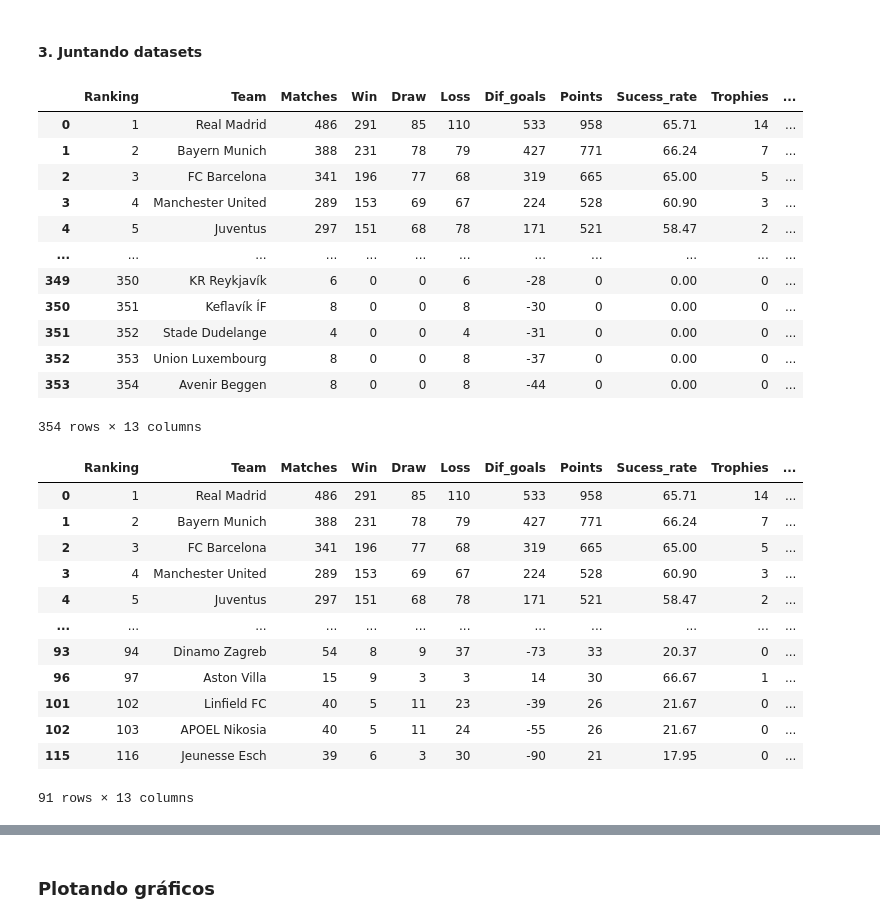
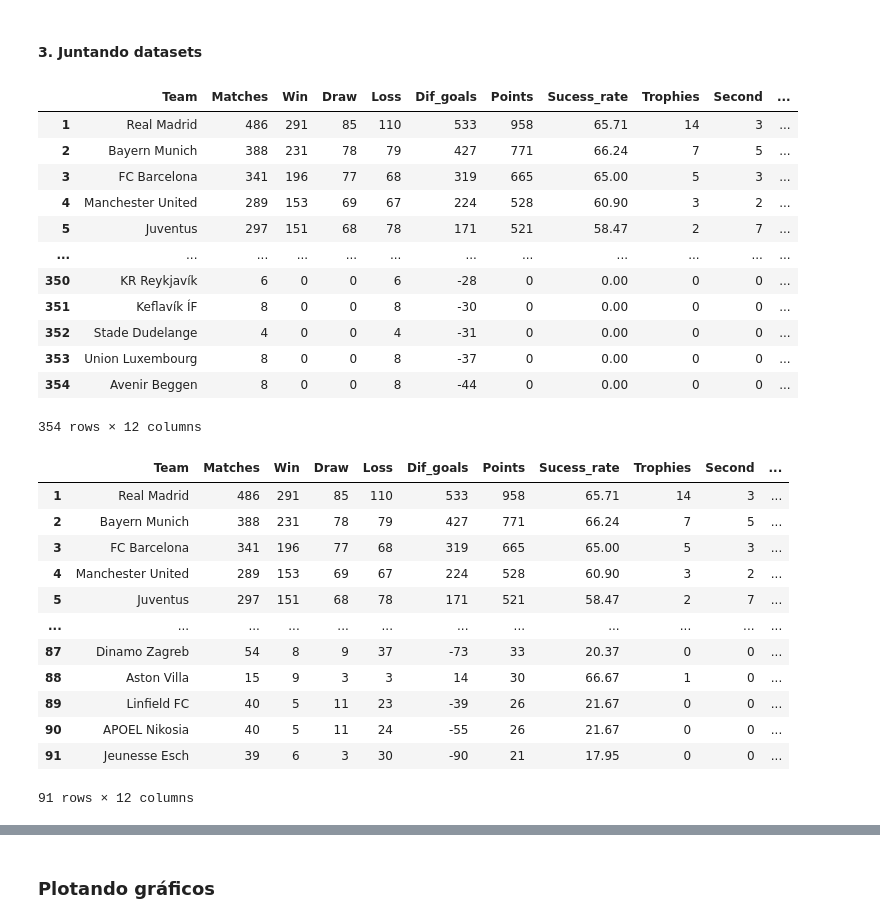
Before and after one commit to dutakeuchi/Champions_league, a Jupyter notebook: Champions.ipynb, the cells around one changed output, grey strips where cells are left out. Cells and saved outputs as stored; diff of their text form; code cells hidden in the pictures.

```diff
--- a/Champions.ipynb
+++ b/Champions.ipynb
@@ -164,7 +169,8 @@ team = team.rename(columns={'#':'Ranking', 'Team':'Team', 'M.':'Matches', 'W':'W
 
 # a coluna Goals, analisando junto com a coluna Dif_goals não faz sentido pois os valores não batem. Vamos deletar na nossa análise.
 # a coluna Points é igual a Dif_gols e não se refere a 'pontuação' conquistada pelo time, seguindo os moldes atuais de jogo (vitória-3 pontos / empate-1 ponto / derrota-0 pontos). Vamos deletar na nossa análise também.
-team = team.drop(['Goals','Points'], axis=1)
+# eliminaremos Ranking e seguiremos como base o index
+team = team.drop(['Goals','Points', 'Ranking'], axis=1)
 
 # calculando a pontuação conforme o regulamento atual (vitória-3 pontos / empate-1 ponto / derrota-0 pontos)
 team['Points'] = (team['Win']*3) + (team['Draw']*1)
@@ -173,4 +179,6 @@ team['Points'] = (team['Win']*3) + (team['Draw']*1)
 team['Sucess_rate'] = (team['Points']*100/(team['Matches']*3)).round(2)
 
 # arrumando valores faltantes
-team['Ranking'] = pd.DataFrame(range(1,355))
+# team['Ranking'] = pd.DataFrame(range(1,355))
+
+team
@@ -247,38 +269,47 @@ team['Final_sucess'] = team['Final_sucess'].fillna(0)
 # obtendo a proporção entre pontos e títulos
 team['Matches_per_trophies'] = round((team['Matches'] / team['Trophies']),2)
 
+# ajustando o index
+team = team.reset_index(drop = True)
+team.index = team.index + 1
+
 team
 # %% [output]
-|  | Ranking | Team | Matches | Win | Draw | Loss | Dif_goals | Points | Sucess_rate | Trophies | ... |
-| 0 | 1 | Real Madrid | 486 | 291 | 85 | 110 | 533 | 958 | 65.71 | 14 | ... |
-| 1 | 2 | Bayern Munich | 388 | 231 | 78 | 79 | 427 | 771 | 66.24 | 7 | ... |
-| 2 | 3 | FC Barcelona | 341 | 196 | 77 | 68 | 319 | 665 | 65.00 | 5 | ... |
-| 3 | 4 | Manchester United | 289 | 153 | 69 | 67 | 224 | 528 | 60.90 | 3 | ... |
-| 4 | 5 | Juventus | 297 | 151 | 68 | 78 | 171 | 521 | 58.47 | 2 | ... |
+|  | Team | Matches | Win | Draw | Loss | Dif_goals | Points | Sucess_rate | Trophies | Second | ... |
+| 1 | Real Madrid | 486 | 291 | 85 | 110 | 533 | 958 | 65.71 | 14 | 3 | ... |
+| 2 | Bayern Munich | 388 | 231 | 78 | 79 | 427 | 771 | 66.24 | 7 | 5 | ... |
+| 3 | FC Barcelona | 341 | 196 | 77 | 68 | 319 | 665 | 65.00 | 5 | 3 | ... |
+| 4 | Manchester United | 289 | 153 | 69 | 67 | 224 | 528 | 60.90 | 3 | 2 | ... |
+| 5 | Juventus | 297 | 151 | 68 | 78 | 171 | 521 | 58.47 | 2 | 7 | ... |
 | ... | ... | ... | ... | ... | ... | ... | ... | ... | ... | ... | ... |
-| 349 | 350 | KR Reykjavík | 6 | 0 | 0 | 6 | -28 | 0 | 0.00 | 0 | ... |
-| 350 | 351 | Keflavík ÍF | 8 | 0 | 0 | 8 | -30 | 0 | 0.00 | 0 | ... |
-| 351 | 352 | Stade Dudelange | 4 | 0 | 0 | 4 | -31 | 0 | 0.00 | 0 | ... |
-| 352 | 353 | Union Luxembourg | 8 | 0 | 0 | 8 | -37 | 0 | 0.00 | 0 | ... |
-| 353 | 354 | Avenir Beggen | 8 | 0 | 0 | 8 | -44 | 0 | 0.00 | 0 | ... |
+| 350 | KR Reykjavík | 6 | 0 | 0 | 6 | -28 | 0 | 0.00 | 0 | 0 | ... |
+| 351 | Keflavík ÍF | 8 | 0 | 0 | 8 | -30 | 0 | 0.00 | 0 | 0 | ... |
+| 352 | Stade Dudelange | 4 | 0 | 0 | 4 | -31 | 0 | 0.00 | 0 | 0 | ... |
+| 353 | Union Luxembourg | 8 | 0 | 0 | 8 | -37 | 0 | 0.00 | 0 | 0 | ... |
+| 354 | Avenir Beggen | 8 | 0 | 0 | 8 | -44 | 0 | 0.00 | 0 | 0 | ... |
-354 rows × 13 columns
+354 rows × 12 columns
 # %%
 # Selecionando times com mais de 30 jogos ou que ganharam ao menos um título
 filtro = (team['Matches']>30) | (team['Trophies']>0)
 winners_30 = team[filtro]
+
+# ajustando o index
+winners_30 = winners_30.reset_index(drop = True)
+winners_30.index = winners_30.index + 1
+
 winners_30
 # %% [output]
-|  | Ranking | Team | Matches | Win | Draw | Loss | Dif_goals | Points | Sucess_rate | Trophies | ... |
-| 0 | 1 | Real Madrid | 486 | 291 | 85 | 110 | 533 | 958 | 65.71 | 14 | ... |
-| 1 | 2 | Bayern Munich | 388 | 231 | 78 | 79 | 427 | 771 | 66.24 | 7 | ... |
-| 2 | 3 | FC Barcelona | 341 | 196 | 77 | 68 | 319 | 665 | 65.00 | 5 | ... |
-| 3 | 4 | Manchester United | 289 | 153 | 69 | 67 | 224 | 528 | 60.90 | 3 | ... |
-| 4 | 5 | Juventus | 297 | 151 | 68 | 78 | 171 | 521 | 58.47 | 2 | ... |
+|  | Team | Matches | Win | Draw | Loss | Dif_goals | Points | Sucess_rate | Trophies | Second | ... |
+| 1 | Real Madrid | 486 | 291 | 85 | 110 | 533 | 958 | 65.71 | 14 | 3 | ... |
+| 2 | Bayern Munich | 388 | 231 | 78 | 79 | 427 | 771 | 66.24 | 7 | 5 | ... |
+| 3 | FC Barcelona | 341 | 196 | 77 | 68 | 319 | 665 | 65.00 | 5 | 3 | ... |
+| 4 | Manchester United | 289 | 153 | 69 | 67 | 224 | 528 | 60.90 | 3 | 2 | ... |
+| 5 | Juventus | 297 | 151 | 68 | 78 | 171 | 521 | 58.47 | 2 | 7 | ... |
 | ... | ... | ... | ... | ... | ... | ... | ... | ... | ... | ... | ... |
-| 93 | 94 | Dinamo Zagreb | 54 | 8 | 9 | 37 | -73 | 33 | 20.37 | 0 | ... |
-| 96 | 97 | Aston Villa | 15 | 9 | 3 | 3 | 14 | 30 | 66.67 | 1 | ... |
-| 101 | 102 | Linfield FC | 40 | 5 | 11 | 23 | -39 | 26 | 21.67 | 0 | ... |
-| 102 | 103 | APOEL Nikosia | 40 | 5 | 11 | 24 | -55 | 26 | 21.67 | 0 | ... |
-| 115 | 116 | Jeunesse Esch | 39 | 6 | 3 | 30 | -90 | 21 | 17.95 | 0 | ... |
+| 87 | Dinamo Zagreb | 54 | 8 | 9 | 37 | -73 | 33 | 20.37 | 0 | 0 | ... |
+| 88 | Aston Villa | 15 | 9 | 3 | 3 | 14 | 30 | 66.67 | 1 | 0 | ... |
+| 89 | Linfield FC | 40 | 5 | 11 | 23 | -39 | 26 | 21.67 | 0 | 0 | ... |
+| 90 | APOEL Nikosia | 40 | 5 | 11 | 24 | -55 | 26 | 21.67 | 0 | 0 | ... |
+| 91 | Jeunesse Esch | 39 | 6 | 3 | 30 | -90 | 21 | 17.95 | 0 | 0 | ... |
-91 rows × 13 columns
+91 rows × 12 columns
 # %%
```
Also changed, not shown: parts of 20 cells of this notebook, 1 other file.
